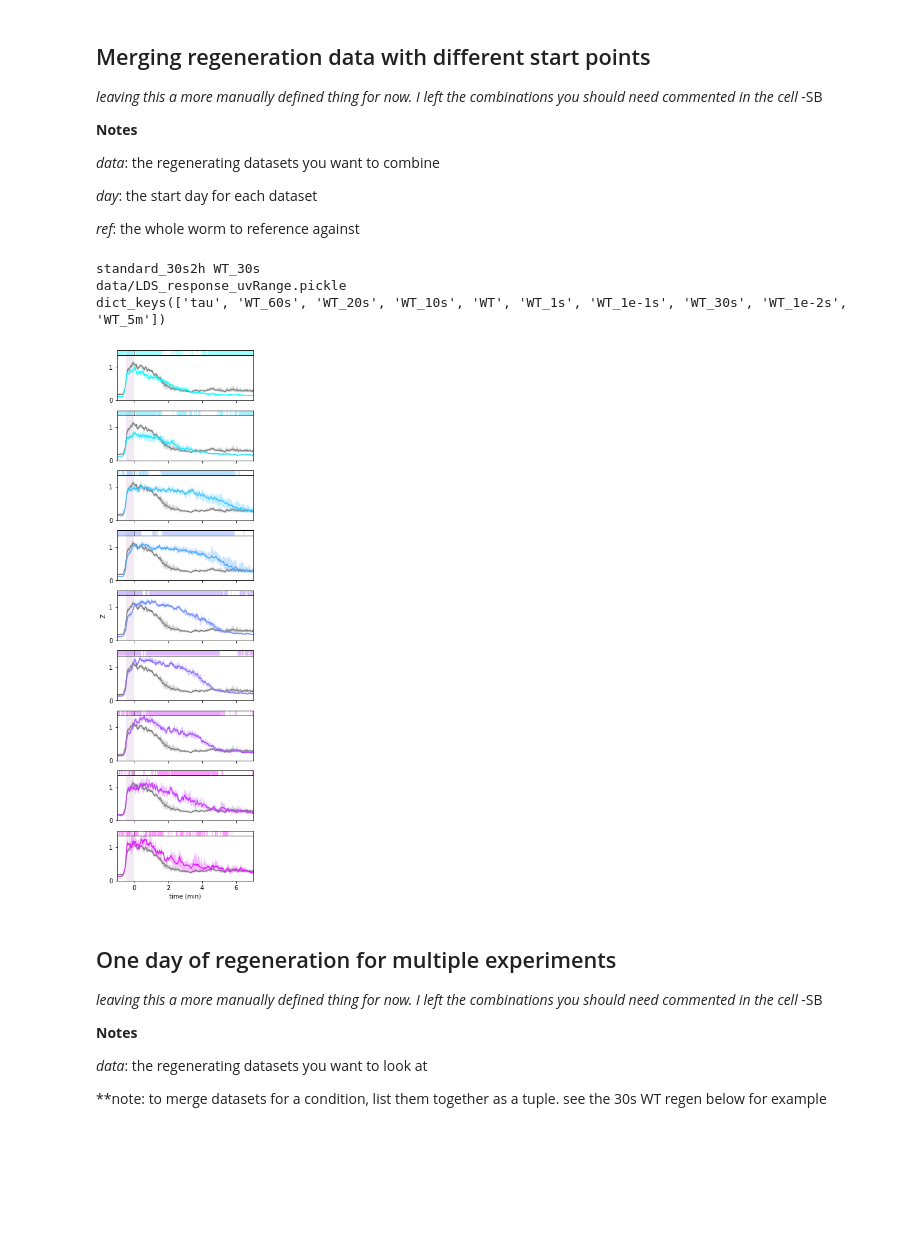
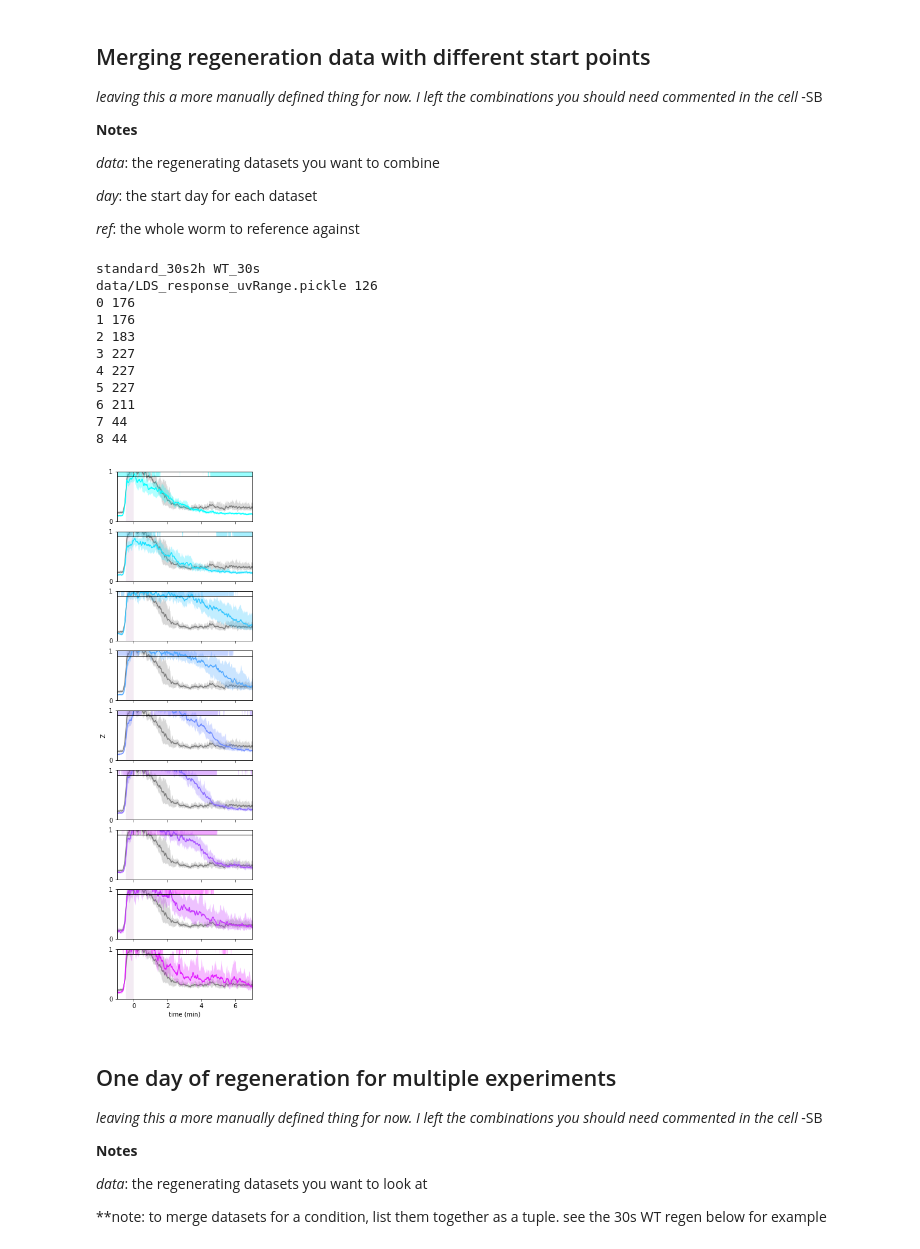
Before and after one commit to samuelbray32/behavior-lite, a Jupyter notebook: publication_regeneration.ipynb, the cells around one changed output. Cells and saved outputs as stored; diff of their text form; code cells hidden in the pictures; blank space fills up the shorter version.

```diff
--- a/publication_regeneration.ipynb
+++ b/publication_regeneration.ipynb
@@ -56,28 +49,38 @@ _ref_: the whole worm to reference against
 # %%
 from tools.results_regeneration import merge_regenerations
 
-n_boot=1e1
+n_boot=1e2
 
 data = ['standard_30s2h','1002_78hpa_30s2h']
 day = [0,3,]
 ref = 'WT_30s'
 
 # data = ['standard_5s2h','110521WT_72hpa_5s2h']
 # day=[0,3]
 # ref = 'WT'
 
 # data = ['standard_1s2h','012821WT_72hpa_1s2h']
 # day=[0,3]
 # ref = 'WT_1s'
 # data =['011422WT35mmBiopsyPostEyespot_60mpa_30s2h','103021WT35mmBiopsyPostEyespot_90mpa_30s2h']
 # day=[0,0]
 
 # data =['standard_10s2h','070622WT_72hpa_10s2h']
 # ref = 'WT_10s'
 # day=[0,3]
-fig,ax = merge_regenerations(data,ref=ref,day=day,n_boot=n_boot,ylim=(0,1.5))
+
+
+fig,ax = merge_regenerations(data,ref=ref,day=day,n_boot=n_boot,ylim=(0,1.))
 # %% [output]
 standard_30s2h WT_30s
-data/LDS_response_uvRange.pickle
-dict_keys(['tau', 'WT_60s', 'WT_20s', 'WT_10s', 'WT', 'WT_1s', 'WT_1e-1s', 'WT_30s', 'WT_1e-2s', 'WT_5m'])
+data/LDS_response_uvRange.pickle 126
+0 176
+1 176
+2 183
+3 227
+4 227
+5 227
+6 211
+7 44
+8 44
-[figure, old version]
+[figure, new version]
```
Also changed, not shown: parts of 11 cells of this notebook, 9 other files.
